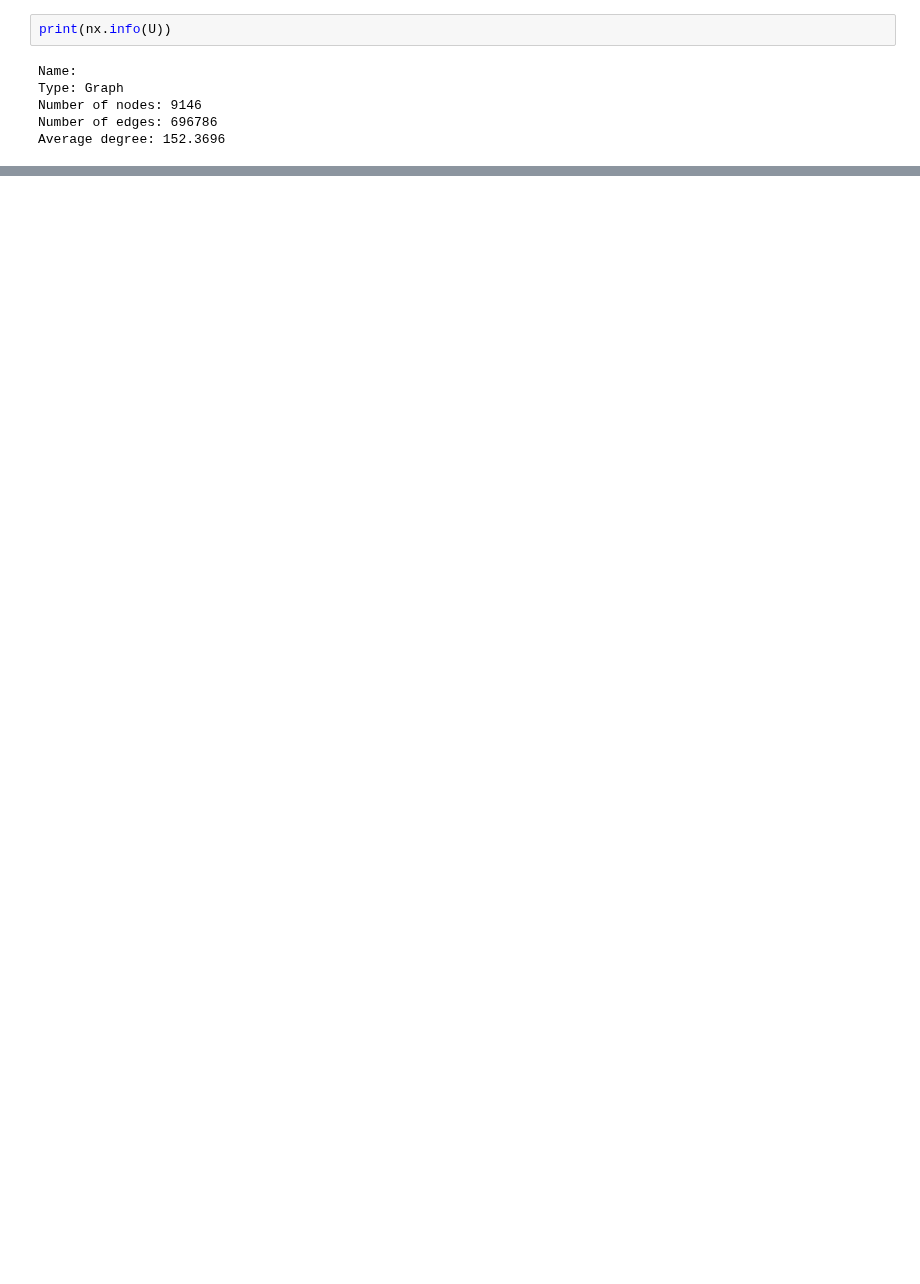
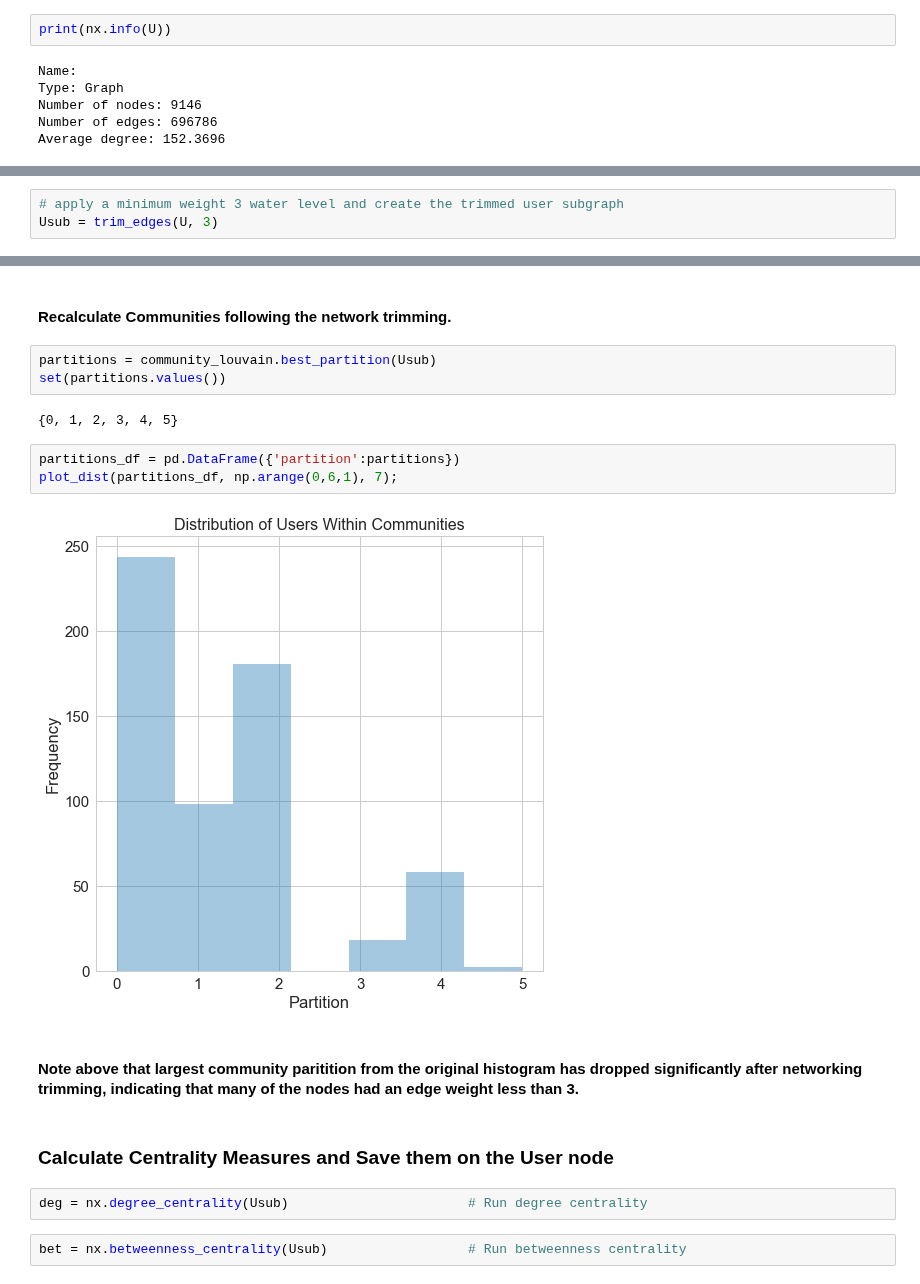
Before and after one commit to kfolsom98/DATA620, a Jupyter notebook: Project2/code/Project2.ipynb, the cells around one changed output, grey strips where cells are left out. Saved outputs shown, nothing was run; the diff lists cells and outputs as text; blank space fills up the shorter version.

```diff
--- a/Project2/code/Project2.ipynb
+++ b/Project2/code/Project2.ipynb
@@ -215,0 +352,3 @@ nx.draw(wsub3, spring_pos, node_size=[v*20 for v in wsub3.degree().values()], wi
+# %%
+# apply a minimum weight 3 water level and create the trimmed user subgraph
+Usub = trim_edges(U, 3)
@@ -215,0 +363,20 @@ nx.draw(wsub3, spring_pos, node_size=[v*20 for v in wsub3.degree().values()], wi
+# %% [markdown]
+#### Recalculate Communities following the network trimming.
+# %%
+partitions = community_louvain.best_partition(Usub)
+set(partitions.values())
+# %% [output]
+{0, 1, 2, 3, 4, 5}
+# %%
+partitions_df = pd.DataFrame({'partition':partitions})
+plot_dist(partitions_df, np.arange(0,6,1), 7);
+# %% [output]
+[figure, added]
+# %% [markdown]
+#### Note above that largest community paritition from the original histogram has dropped significantly after networking trimming, indicating that many of the nodes had an edge weight less than 3.
+# %% [markdown]
+### Calculate Centrality Measures and Save them on the User node
+# %%
+deg = nx.degree_centrality(Usub)                       # Run degree centrality
+# %%
+bet = nx.betweenness_centrality(Usub)                  # Run betweenness centrality
```
Also changed, not shown: parts of 118 cells of this notebook.
